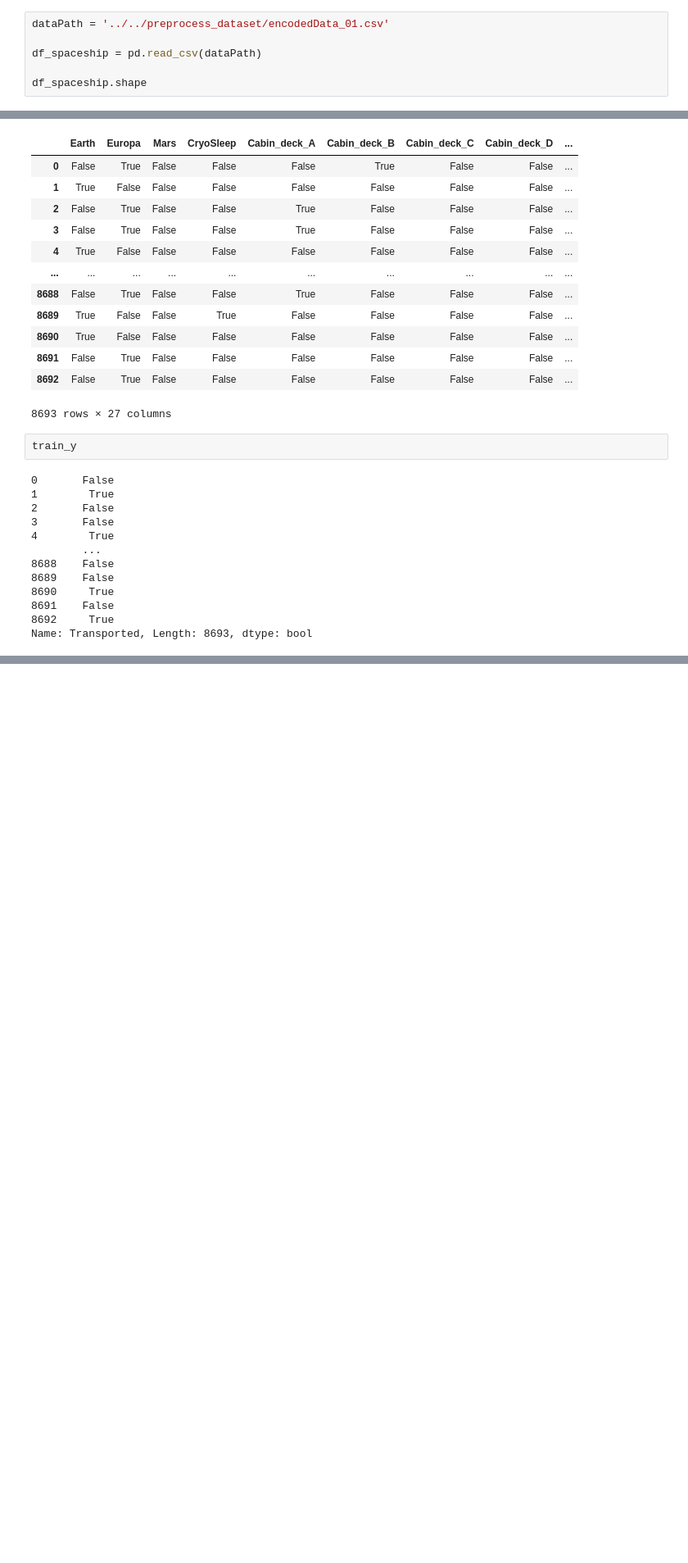
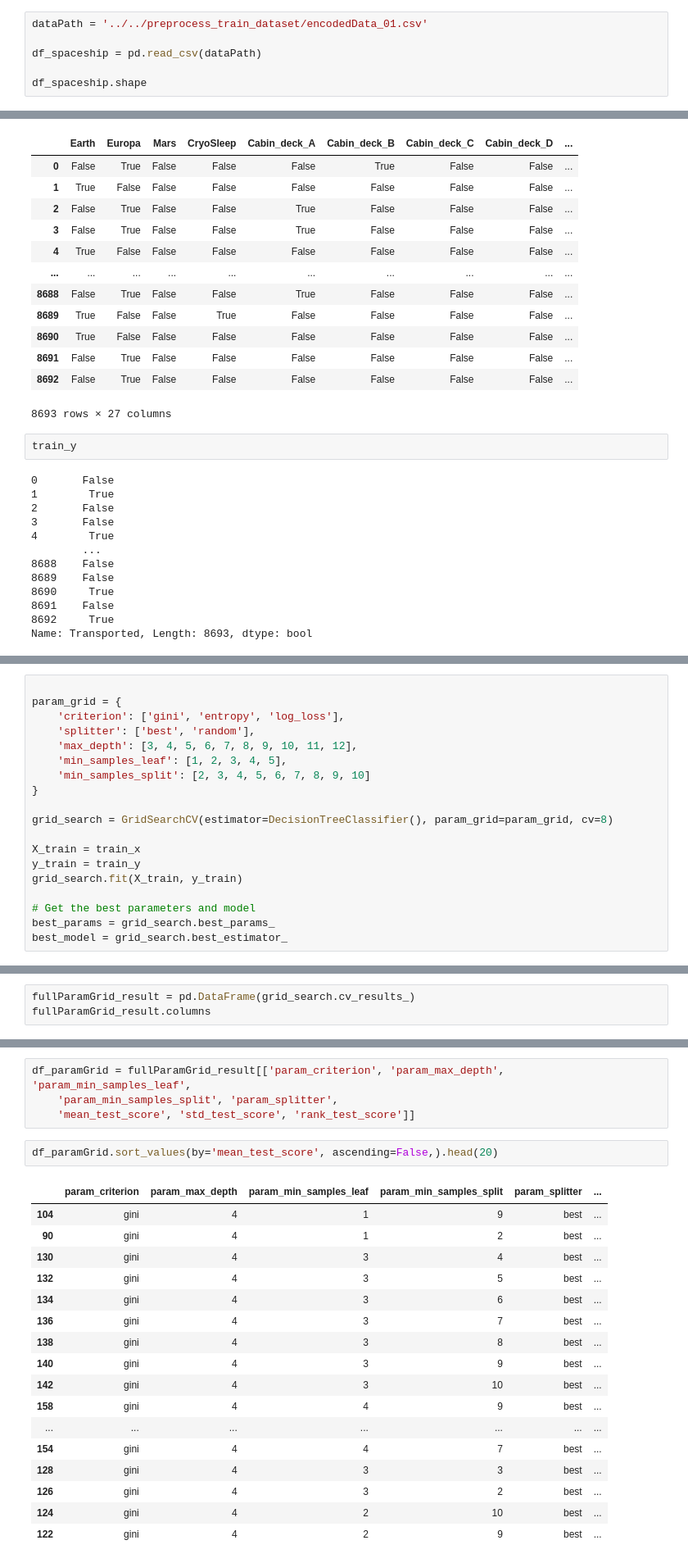
Before and after one commit to lucascheng24/Comp4433_spaceship-titanic, a Jupyter notebook: classifers/decisionTree/DT_01.ipynb, the cells around one changed output, grey strips where cells are left out. Shown at 82% size. Drawn from its saved outputs; the diff is of its cells as text; blank space fills up the shorter version.

Commit message:
add DT output result

```diff
--- a/classifers/decisionTree/DT_01.ipynb
+++ b/classifers/decisionTree/DT_01.ipynb
@@ -9,6 +12,6 @@ from sklearn.tree import DecisionTreeClassifier
 from sklearn.model_selection import KFold, cross_val_score
 # %%
-dataPath = '../../preprocess_dataset/encodedData_01.csv'
+dataPath = '../../preprocess_train_dataset/encodedData_01.csv'
 
 df_spaceship = pd.read_csv(dataPath)
 
@@ -118,0 +122,19 @@ Average CV Score:  0.741633925803189
+# %%
+
+param_grid = {
+    'criterion': ['gini', 'entropy', 'log_loss'],
+    'splitter': ['best', 'random'],
+    'max_depth': [3, 4, 5, 6, 7, 8, 9, 10, 11, 12],
+    'min_samples_leaf': [1, 2, 3, 4, 5],
+    'min_samples_split': [2, 3, 4, 5, 6, 7, 8, 9, 10]
+}
+
+grid_search = GridSearchCV(estimator=DecisionTreeClassifier(), param_grid=param_grid, cv=8)
+
+X_train = train_x
+y_train = train_y
+grid_search.fit(X_train, y_train)
+
+# Get the best parameters and model
+best_params = grid_search.best_params_
+best_model = grid_search.best_estimator_
@@ -118,0 +151,3 @@ Average CV Score:  0.741633925803189
+# %%
+fullParamGrid_result = pd.DataFrame(grid_search.cv_results_)
+fullParamGrid_result.columns
@@ -118,0 +173,24 @@ Average CV Score:  0.741633925803189
+# %%
+df_paramGrid = fullParamGrid_result[['param_criterion', 'param_max_depth', 'param_min_samples_leaf',
+    'param_min_samples_split', 'param_splitter',
+    'mean_test_score', 'std_test_score', 'rank_test_score']]
+# %%
+df_paramGrid.sort_values(by='mean_test_score', ascending=False,).head(20)
+# %% [output]
+|  | param_criterion | param_max_depth | param_min_samples_leaf | param_min_samples_split | param_splitter | ... |
+| 104 | gini | 4 | 1 | 9 | best | ... |
+| 90 | gini | 4 | 1 | 2 | best | ... |
+| 130 | gini | 4 | 3 | 4 | best | ... |
+| 132 | gini | 4 | 3 | 5 | best | ... |
+| 134 | gini | 4 | 3 | 6 | best | ... |
+| 136 | gini | 4 | 3 | 7 | best | ... |
+| 138 | gini | 4 | 3 | 8 | best | ... |
+| 140 | gini | 4 | 3 | 9 | best | ... |
+| 142 | gini | 4 | 3 | 10 | best | ... |
+| 158 | gini | 4 | 4 | 9 | best | ... |
+| ... | ... | ... | ... | ... | ... | ... |
+| 154 | gini | 4 | 4 | 7 | best | ... |
+| 128 | gini | 4 | 3 | 3 | best | ... |
+| 126 | gini | 4 | 3 | 2 | best | ... |
+| 124 | gini | 4 | 2 | 10 | best | ... |
+| 122 | gini | 4 | 2 | 9 | best | ... |
```
Also changed, not shown: parts of 11 cells of this notebook, 2 other files.
